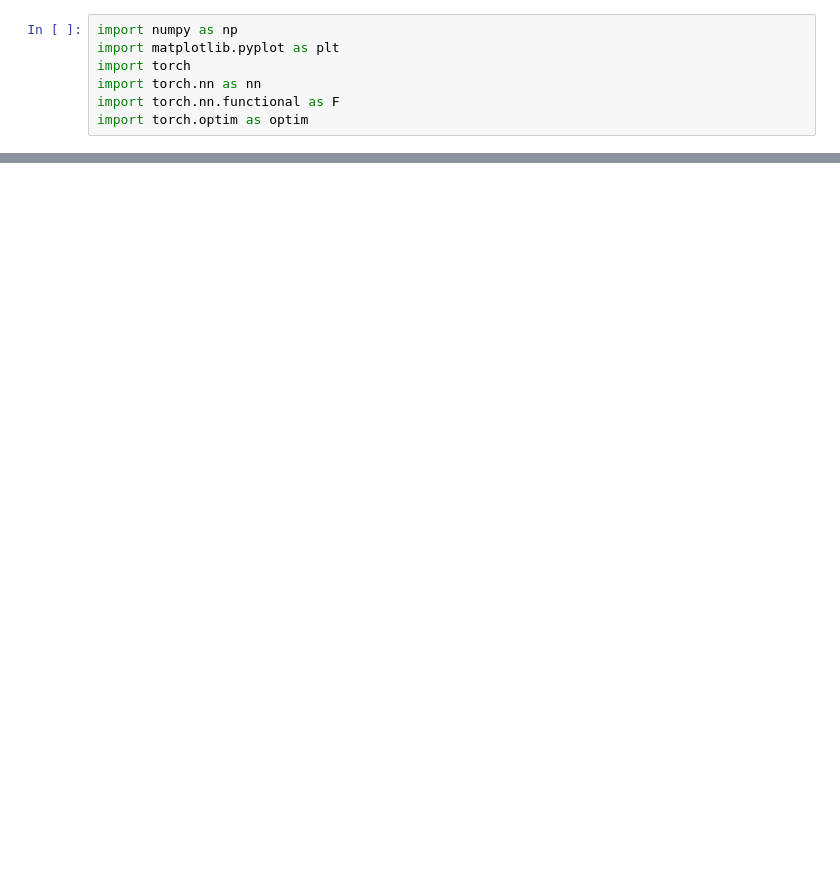
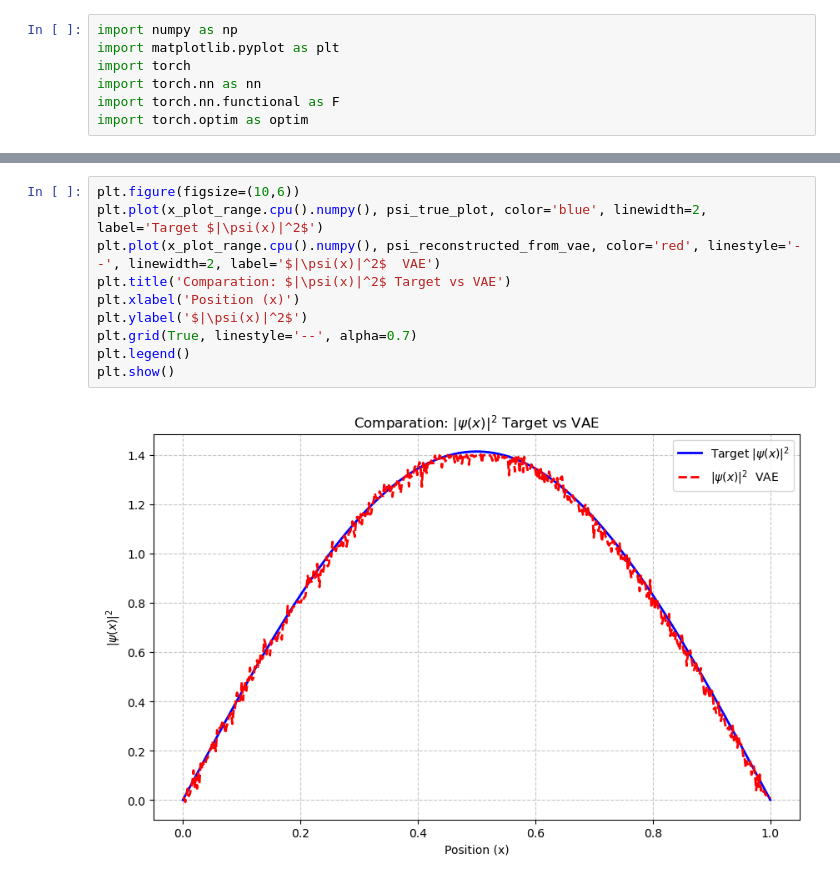
Before and after one commit to VBritis/Quantum-Wave-Function-Inference, a Jupyter notebook: Quantum.ipynb, the cells around one changed output, grey strips where cells are left out. Cells and saved outputs as stored; diff of their text form; blank space fills up the shorter version.

```diff
--- a/Quantum.ipynb
+++ b/Quantum.ipynb
@@ -108 +265,13 @@ def VI(x, L=1, barrier=1e6):
+# %%
+plt.figure(figsize=(10,6))
+plt.plot(x_plot_range.cpu().numpy(), psi_true_plot, color='blue', linewidth=2, label='Target $|\psi(x)|^2$')
+plt.plot(x_plot_range.cpu().numpy(), psi_reconstructed_from_vae, color='red', linestyle='--', linewidth=2, label='$|\psi(x)|^2$  VAE')
+plt.title('Comparation: $|\psi(x)|^2$ Target vs VAE')
+plt.xlabel('Position (x)')
+plt.ylabel('$|\psi(x)|^2$')
+plt.grid(True, linestyle='--', alpha=0.7)
+plt.legend()
+plt.show()
+# %% [output]
+[figure, added]
 # %%
```
Also changed, not shown: parts of 6 cells of this notebook, 4 other files.
